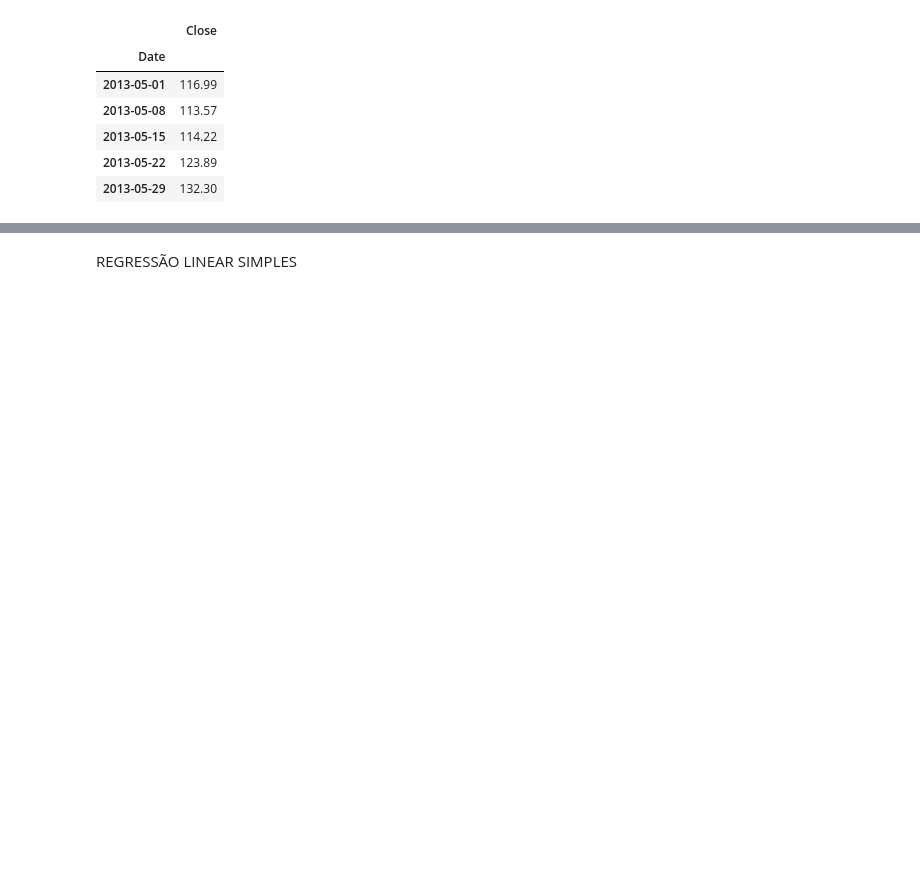
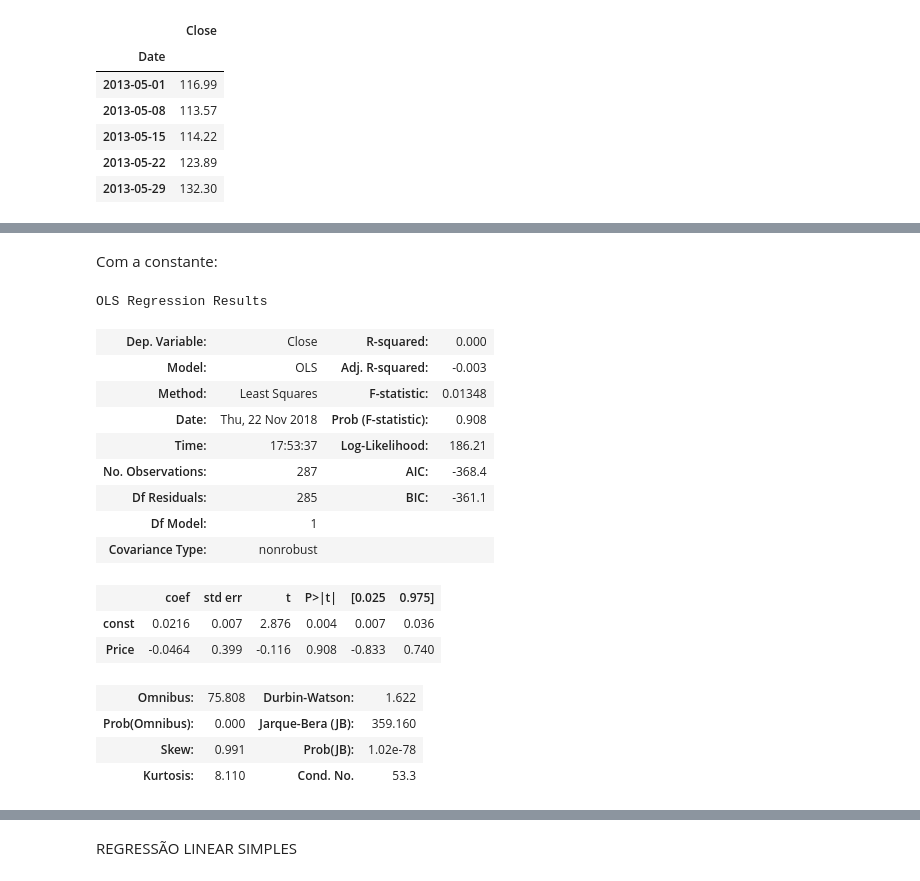
Before and after one commit to lucasmuchaluat/PROJETO-3---CIENCIA-DOS-DADOS, a Jupyter notebook: Crypto_Currency_Projeto_3.ipynb, the cells around one changed output, grey strips where cells are left out. Cells and saved outputs as stored; diff of their text form; code cells hidden in the pictures; blank space fills up the shorter version.

```diff
--- a/Crypto_Currency_Projeto_3.ipynb
+++ b/Crypto_Currency_Projeto_3.ipynb
@@ -287,0 +303,23 @@ df.head()
+# %% [markdown]
+Com a constante:
+# %%
+Resultado = regress(X,Y)
+Resultado.summary()
+# %% [output]
+OLS Regression Results
+| Dep. Variable: | Close | R-squared: | 0.000 |
+| Model: | OLS | Adj. R-squared: | -0.003 |
+| Method: | Least Squares | F-statistic: | 0.01348 |
+| Date: | Thu, 22 Nov 2018 | Prob (F-statistic): | 0.908 |
+| Time: | 17:53:37 | Log-Likelihood: | 186.21 |
+| No. Observations: | 287 | AIC: | -368.4 |
+| Df Residuals: | 285 | BIC: | -361.1 |
+| Df Model: | 1 |  |  |
+| Covariance Type: | nonrobust |  |  |
+|  | coef | std err | t | P>|t| | [0.025 | 0.975] |
+| const | 0.0216 | 0.007 | 2.876 | 0.004 | 0.007 | 0.036 |
+| Price | -0.0464 | 0.399 | -0.116 | 0.908 | -0.833 | 0.740 |
+| Omnibus: | 75.808 | Durbin-Watson: | 1.622 |
+| Prob(Omnibus): | 0.000 | Jarque-Bera (JB): | 359.160 |
+| Skew: | 0.991 | Prob(JB): | 1.02e-78 |
+| Kurtosis: | 8.110 | Cond. No. | 53.3 |
```
Also changed, not shown: parts of 30 cells of this notebook.
